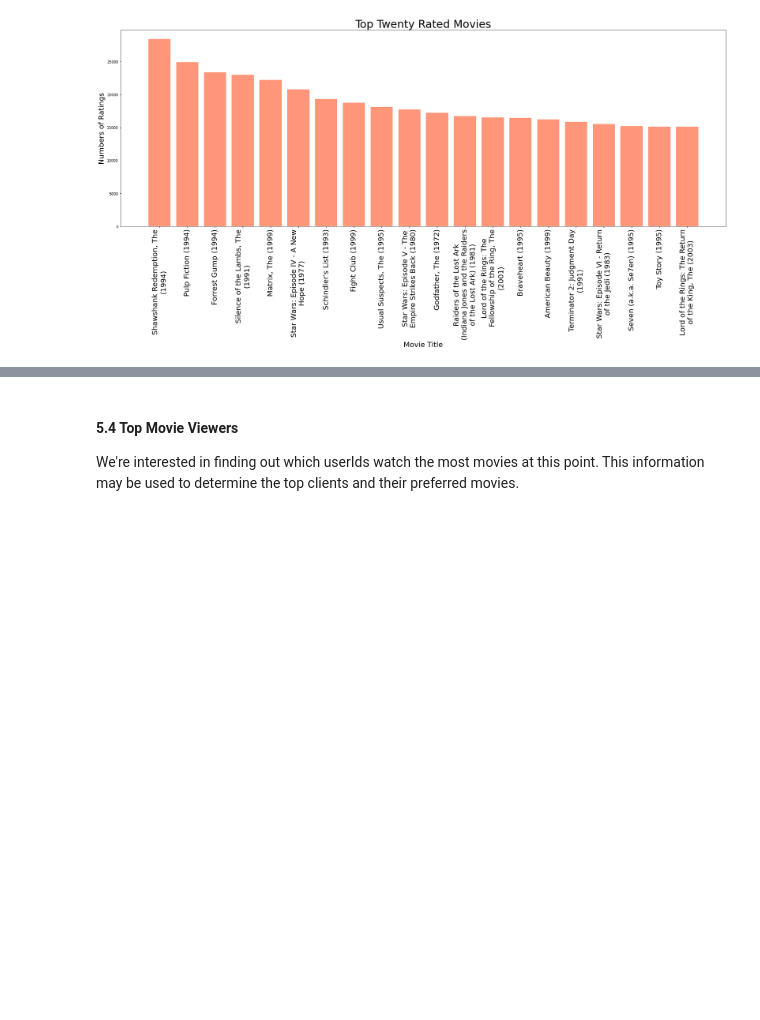
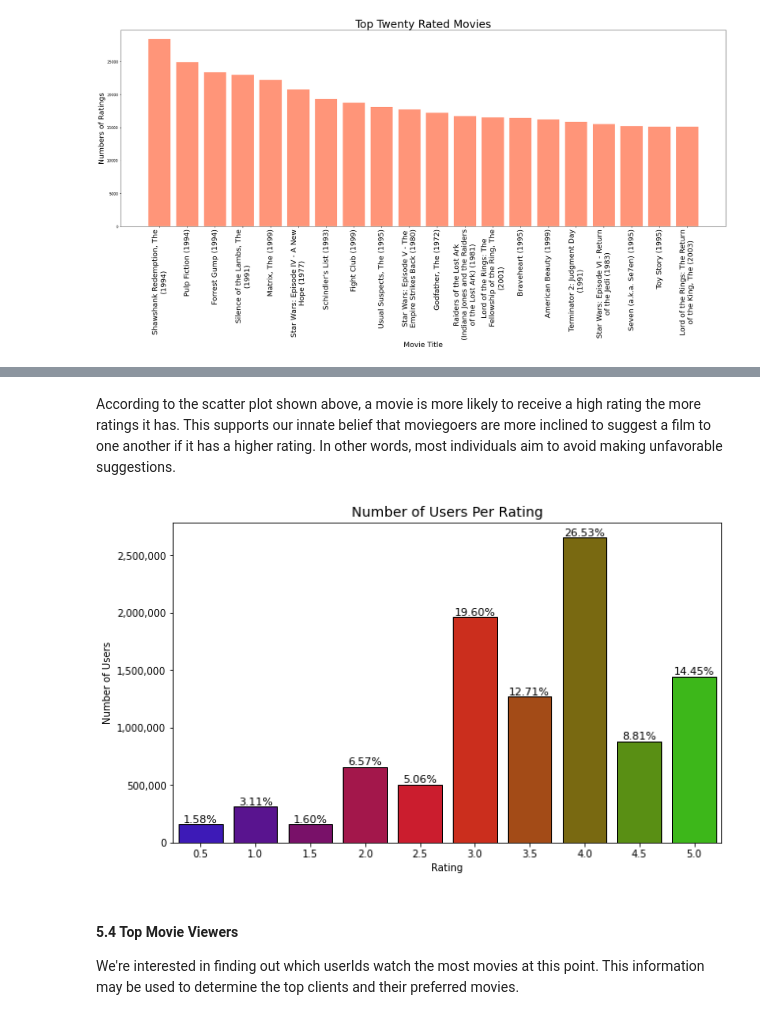
Before and after one commit to kojosbk/Movie_Recomender_Unsupervised_sprint, a Jupyter notebook: JM4 Starter_Notebook.ipynb, the cells around one changed output, grey strips where cells are left out. Saved outputs shown, nothing was run; the diff lists cells and outputs as text; code cells hidden in the pictures; blank space fills up the shorter version.

```diff
--- a/JM4 Starter_Notebook.ipynb
+++ b/JM4 Starter_Notebook.ipynb
@@ -713,3 +749,20 @@ plt.show()
+# %% [markdown]
+According to the scatter plot shown above, a movie is more likely to receive a high rating the more ratings it has. This supports our innate belief that moviegoers are more inclined to suggest a film to one another if it has a higher rating. In other words, most individuals aim to avoid making unfavorable suggestions.
+# %%
+movieRatingDistGroup = train['rating'].value_counts().sort_index().reset_index()
+fig, ax = plt.subplots(figsize=(10,6))
+sns.barplot(data=movieRatingDistGroup, x='index', y='rating', palette="brg", edgecolor="black", ax=ax)
+ax.set_xlabel("Rating")
+ax.set_ylabel('Number of Users')
+ax.set_yticklabels(['{:,}'.format(int(x)) for x in ax.get_yticks().tolist()])
+total = float(movieRatingDistGroup['rating'].sum())
+for p in ax.patches:
+    height = p.get_height()
+    ax.text(p.get_x()+p.get_width()/2., height+350, '{0:.2%}'.format(height/total), fontsize=11, ha="center", va='bottom')
+plt.title('Number of Users Per Rating', fontsize=14)
+plt.show()
+# %% [output]
+[figure, added]
 # %% [markdown]
 #### 5.4 Top Movie Viewers
 We're interested in finding out which userIds watch the most movies at this point. This information may be used to determine the top clients and their preferred movies.
```
Also changed, not shown: parts of 15 cells of this notebook.
